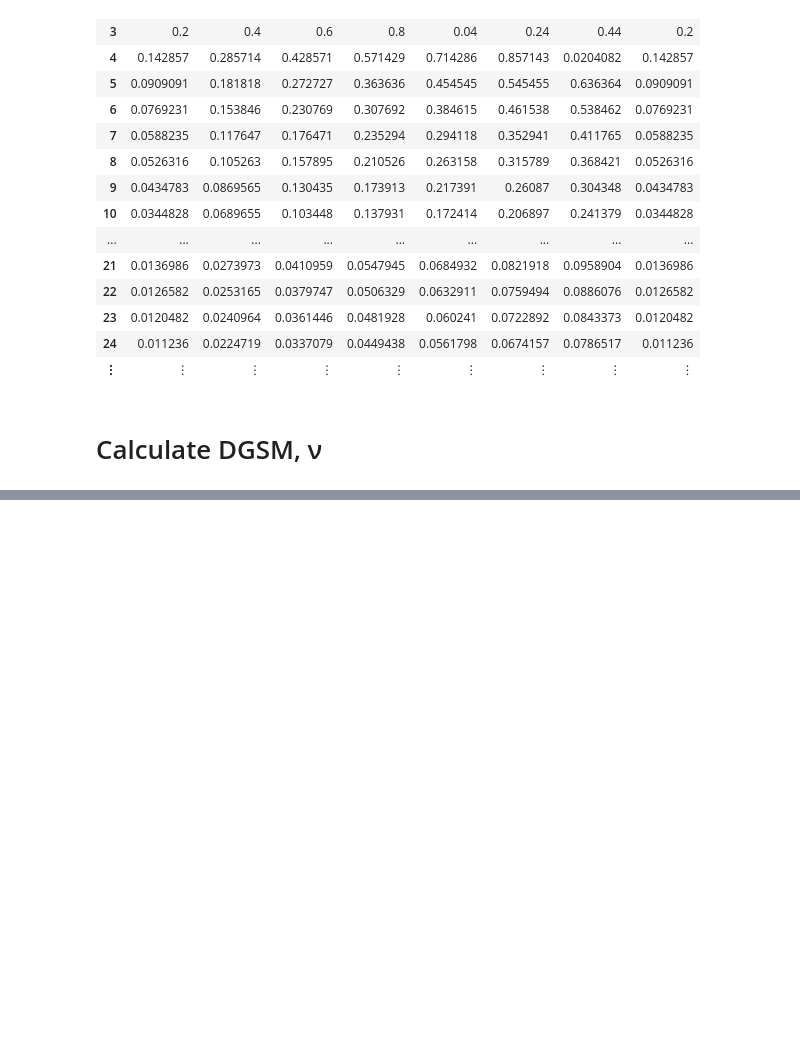
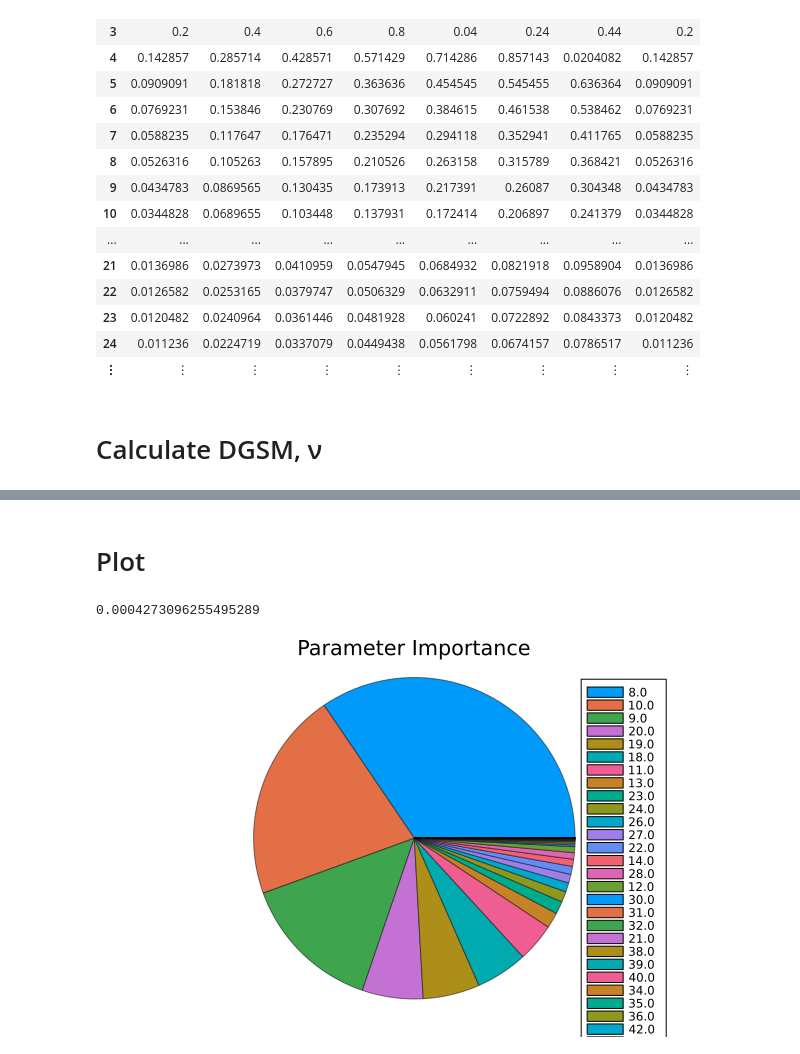
Before and after one commit to juliet29/fp_cs361, a Jupyter notebook: notebooks/dgsm.ipynb, the cells around one changed output, grey strips where cells are left out. Cells and saved outputs as stored; diff of their text form; code cells hidden in the pictures; blank space fills up the shorter version.

Commit message:
sens analysis pie chart

```diff
--- a/notebooks/dgsm.ipynb
+++ b/notebooks/dgsm.ipynb
@@ -125,0 +128,2 @@ Any[0.0, 0.0, 0.0, 0.0, 0.0, 0.0, 0.0, 8.545150775115959e-5, 5.1965306415117354e
+# %%
+nu_sort = νs[ν_sort_ix]
@@ -125,0 +148,14 @@ Any[0.0, 0.0, 0.0, 0.0, 0.0, 0.0, 0.0, 8.545150775115959e-5, 5.1965306415117354e
+# %% [markdown]
+# Plot
+# %%
+nu_total = Base.sum(nu_sort)
+# %% [output]
+0.0004273096255495289
+# %%
+nu_percent = nu_sort/nu_total;
+# %%
+y = nu_percent;
+# %%
+pie(ν_sort_ix, y, title = "Parameter Importance", l = 0.5)
+# %% [output]
+[figure, added]
```
Also changed, not shown: parts of 5 cells of this notebook, 1 other file.
